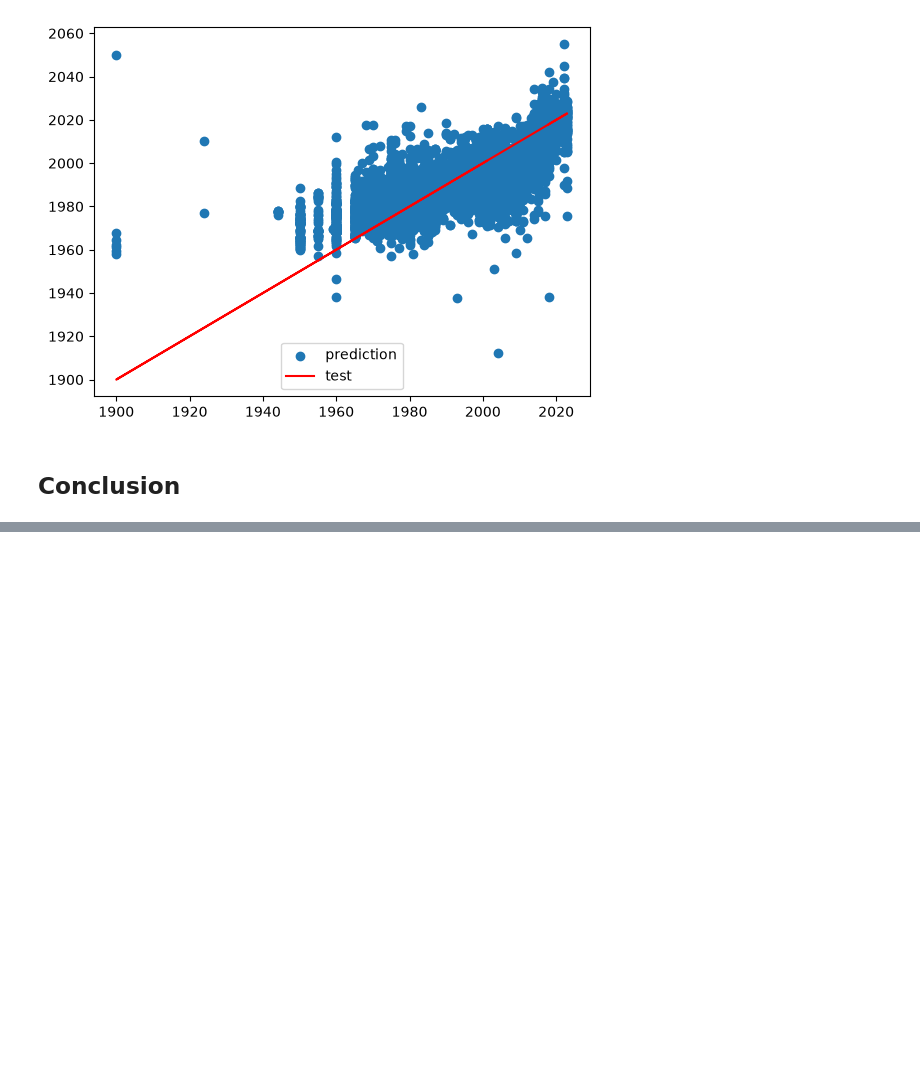
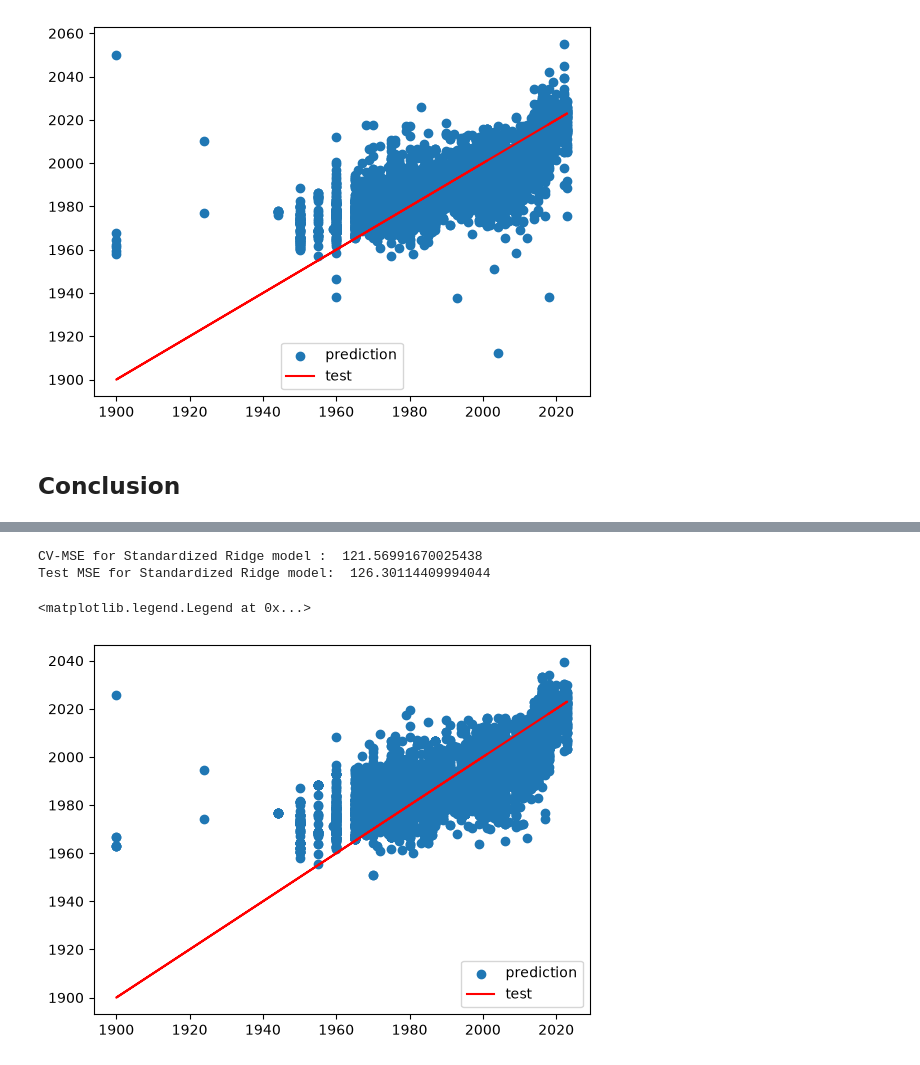
Before and after one commit to srcccninta/ML1, a Jupyter notebook: Notebooks/ML11_Pipeline_Model.ipynb, the cells around one changed output, grey strips where cells are left out. Drawn from its saved outputs; the diff is of its cells as text; code cells hidden in the pictures; blank space fills up the shorter version.

```diff
--- a/Notebooks/ML11_Pipeline_Model.ipynb
+++ b/Notebooks/ML11_Pipeline_Model.ipynb
@@ -171,0 +172,26 @@ plt.legend(['prediction','test'])
+# %%
+from sklearn.linear_model import Ridge
+from sklearn.model_selection import GridSearchCV
+
+#standardize data
+preprocessor = ColumnTransformer(
+    transformers=[
+        ("Numerical standardization", StandardScaler(), num_var),
+        ("Categorical standardization", OneHotEncoder(handle_unknown='ignore'), cat_var)
+        ]
+        )
+
+full_pipeline = Pipeline(
+    steps=[
+        ("preprocessor", preprocessor),
+        ("classifier", Ridge())
+        ]
+)
+
+param_grid = {
+    'classifier__alpha': [(10.0 ** n) for n in np.arange(-8,8)]
+}
+
+#ridge needs sparce = False
+model = GridSearchCV(full_pipeline, param_grid, cv=5, scoring='neg_mean_squared_error')
+model.fit(X_train, y_train)
@@ -171,0 +216,20 @@ plt.legend(['prediction','test'])
+# %%
+model_res = pd.DataFrame(model.cv_results_)
+
+y_pred = model.predict(X_test)
+mse = mean_squared_error(y_test, y_pred)
+best_mse = -model.best_score_
+
+print('CV-MSE for Standardized Ridge model : ', best_mse)
+print('Test MSE for Standardized Ridge model: ', mse)
+# %% [output]
+CV-MSE for Standardized Ridge model :  121.56991670025438
+Test MSE for Standardized Ridge model:  126.30114409994044
+# %%
+# Code
+plt.scatter(y_test, y_pred)
+plt.plot(y_test,y_test, 'r')
+plt.legend(['prediction','test'])
+# %% [output]
+<matplotlib.legend.Legend at 0x...>
+[figure, added]
```
Also changed, not shown: parts of 3 cells of this notebook.
